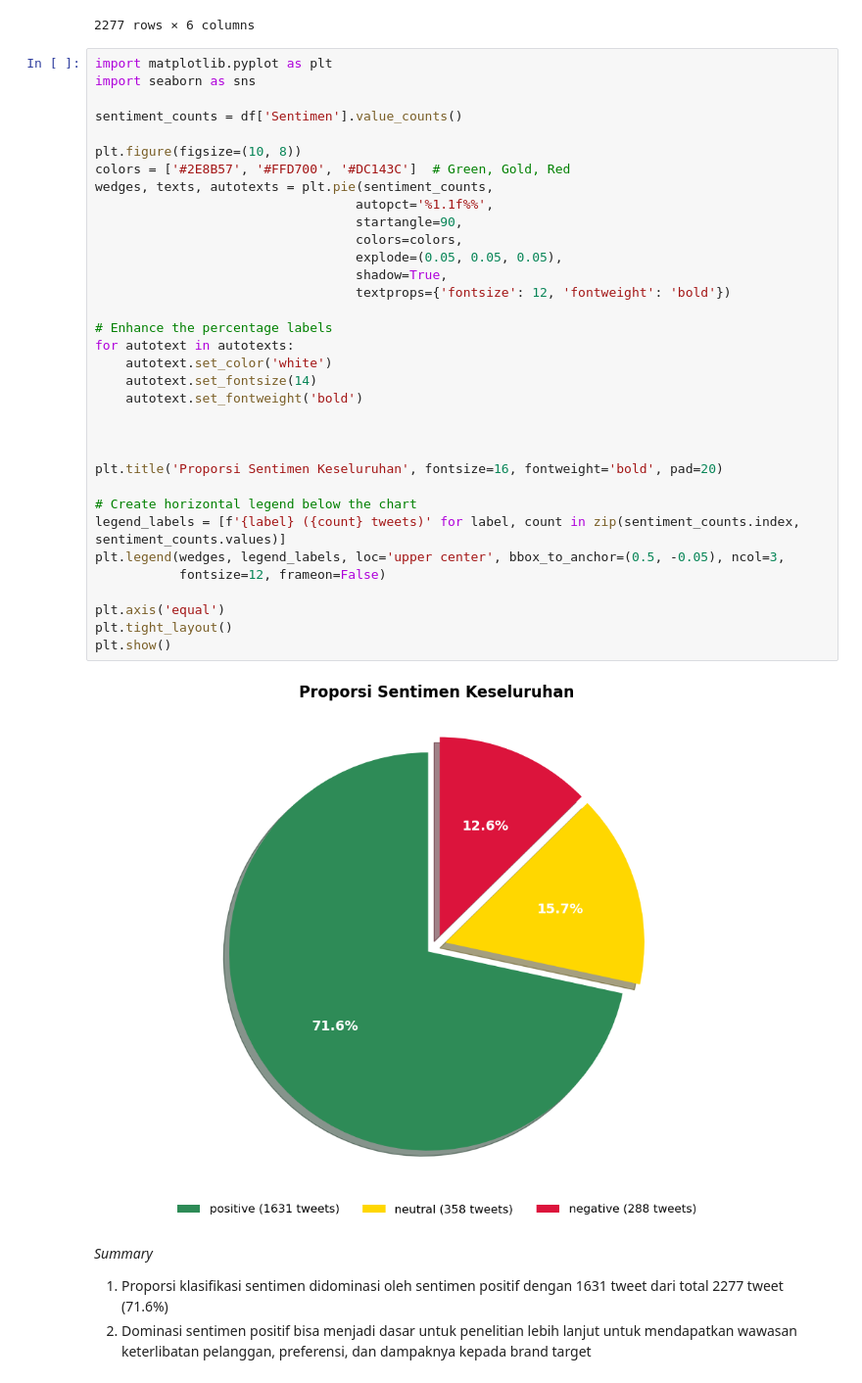
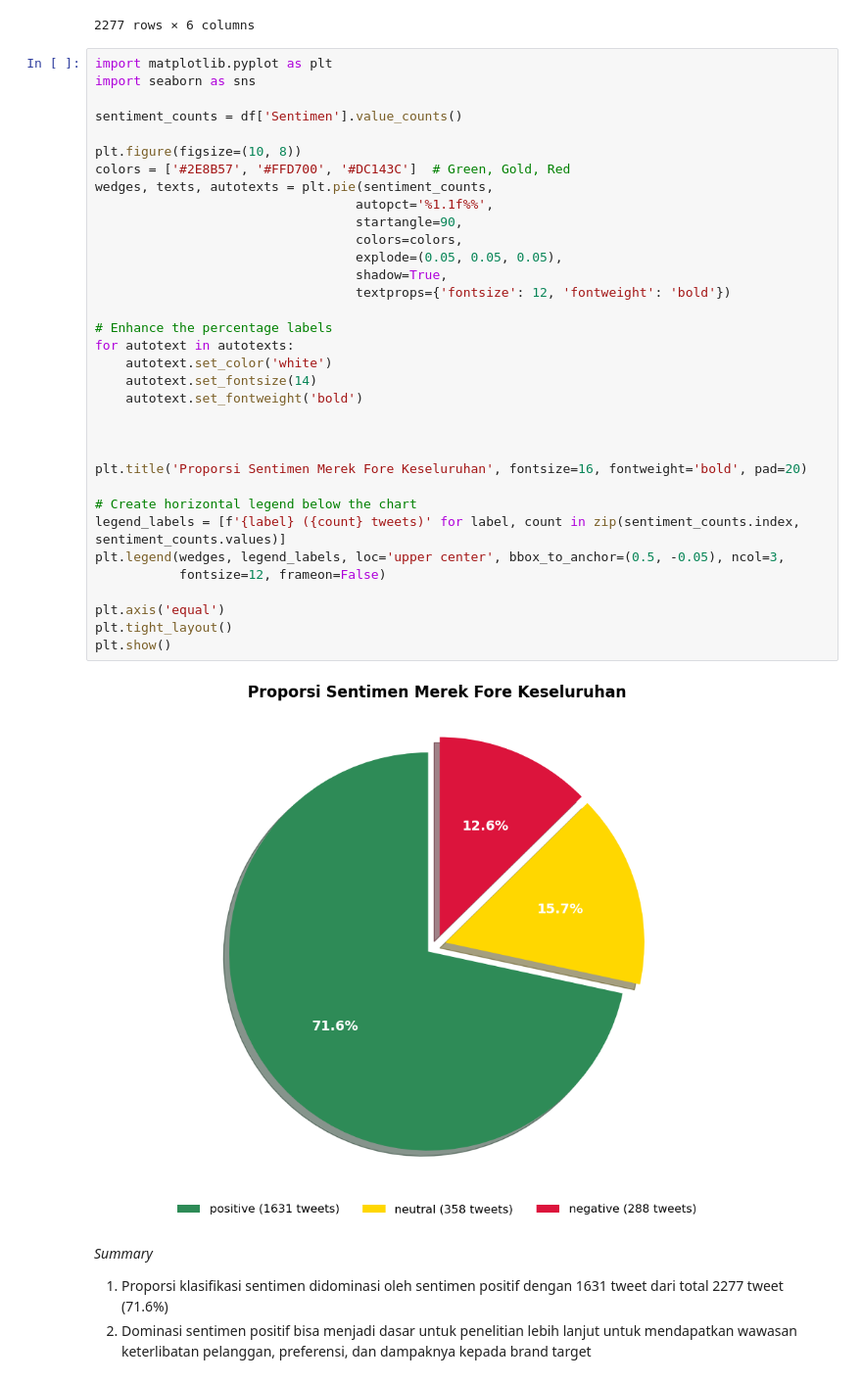
Before and after one commit to atrkhomeini/Sentiment-Analysis-of-4-Brand-Coffee-Shop-in-Indonesia-Using-CNN-BiLSTM, a Jupyter notebook: notebooks/analysis.ipynb, the cells around one changed output. Shown at 98% size. Cells and saved outputs as stored; diff of their text form.

```diff
--- a/notebooks/analysis.ipynb
+++ b/notebooks/analysis.ipynb
@@ -26,35 +26,35 @@ import seaborn as sns
 sentiment_counts = df['Sentimen'].value_counts()
 
 plt.figure(figsize=(10, 8))
 colors = ['#2E8B57', '#FFD700', '#DC143C']  # Green, Gold, Red
 wedges, texts, autotexts = plt.pie(sentiment_counts,
                                   autopct='%1.1f%%',
                                   startangle=90,
                                   colors=colors,
                                   explode=(0.05, 0.05, 0.05),
                                   shadow=True,
                                   textprops={'fontsize': 12, 'fontweight': 'bold'})
 
 # Enhance the percentage labels
 for autotext in autotexts:
     autotext.set_color('white')
     autotext.set_fontsize(14)
     autotext.set_fontweight('bold')
 
 
 
-plt.title('Proporsi Sentimen Keseluruhan', fontsize=16, fontweight='bold', pad=20)
+plt.title('Proporsi Sentimen Merek Fore Keseluruhan', fontsize=16, fontweight='bold', pad=20)
 
 # Create horizontal legend below the chart
 legend_labels = [f'{label} ({count} tweets)' for label, count in zip(sentiment_counts.index, sentiment_counts.values)]
 plt.legend(wedges, legend_labels, loc='upper center', bbox_to_anchor=(0.5, -0.05), ncol=3,
            fontsize=12, frameon=False)
 
 plt.axis('equal')
 plt.tight_layout()
 plt.show()
 # %% [output]
-[figure, old version]
+[figure, new version]
 # %% [markdown]
 *Summary*
 1. Proporsi klasifikasi sentimen didominasi oleh sentimen positif dengan 1631 tweet dari total 2277 tweet (71.6%)
```
Also changed, not shown: parts of 4 cells of this notebook.
